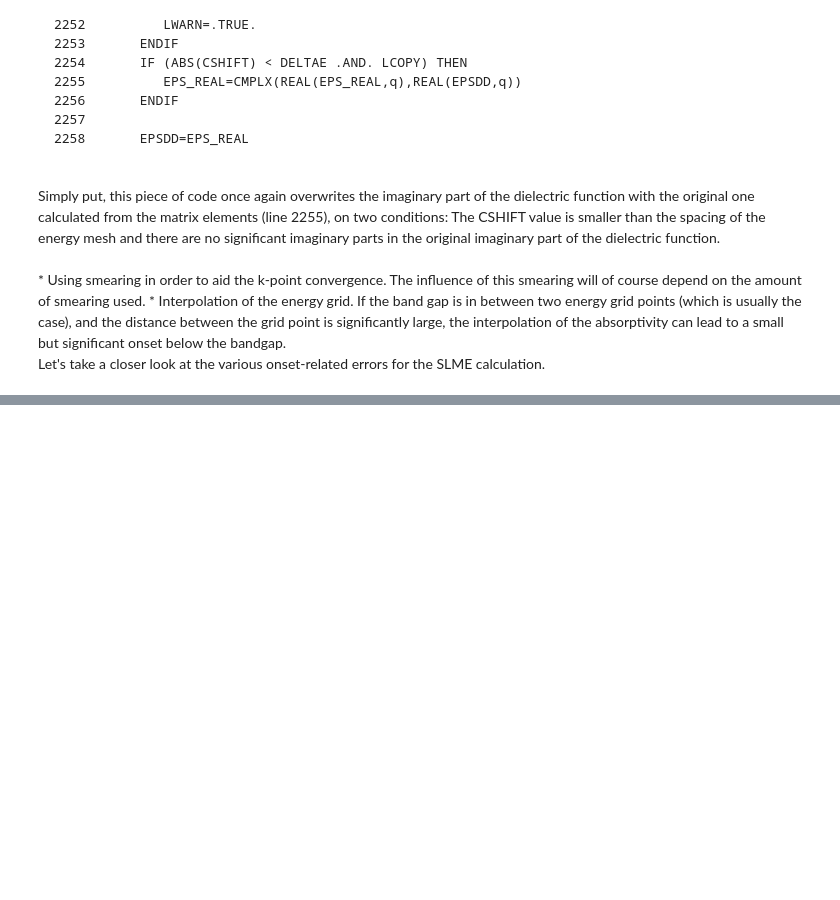
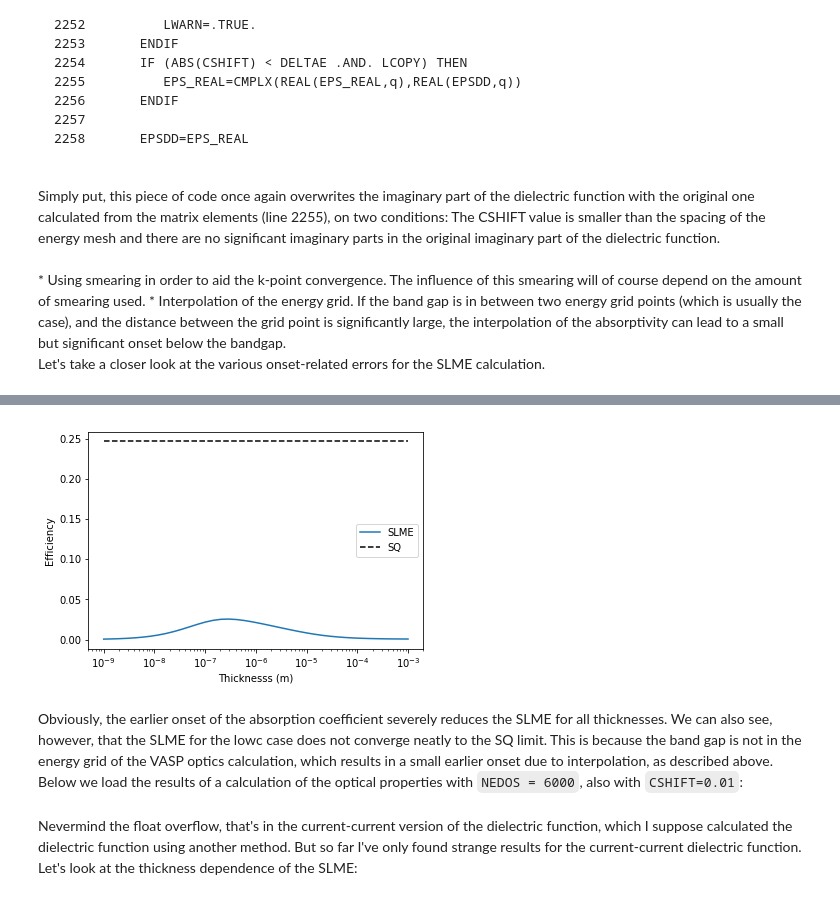
Before and after one commit to CaptainDasheng/jupyter, a Jupyter notebook: slme_analysis/onset.ipynb, the cells around one changed output, grey strips where cells are left out. Drawn from its saved outputs; the diff is of its cells as text; code cells hidden in the pictures; blank space fills up the shorter version.

```diff
--- a/slme_analysis/onset.ipynb
+++ b/slme_analysis/onset.ipynb
@@ -68,0 +104,6 @@ cuinse2_lowc_n2000.plot_slme_vs_thickness(temperature=298.15)
+# %%
+cuinse2_highc_n2000.plot_slme_vs_thickness(temperature=298.15)
+# %% [output]
+[figure, added]
+# %% [markdown]
+Obviously, the earlier onset of the absorption coefficient severely reduces the SLME for all thicknesses. We can also see, however, that the SLME for the lowc case does not converge neatly to the SQ limit. This is because the band gap is not in the energy grid of the VASP optics calculation, which results in a small earlier onset due to interpolation, as described above. Below we load the results of a calculation of the optical properties with `NEDOS = 6000`, also with `CSHIFT=0.01`:
@@ -68,0 +112,2 @@ cuinse2_lowc_n2000.plot_slme_vs_thickness(temperature=298.15)
+# %% [markdown]
+Nevermind the float overflow, that's in the current-current version of the dielectric function, which I suppose calculated the dielectric function using another method. But so far I've only found strange results for the current-current dielectric function. Let's look at the thickness dependence of the SLME:
```
Also changed, not shown: parts of 16 cells of this notebook, 1 other file.
